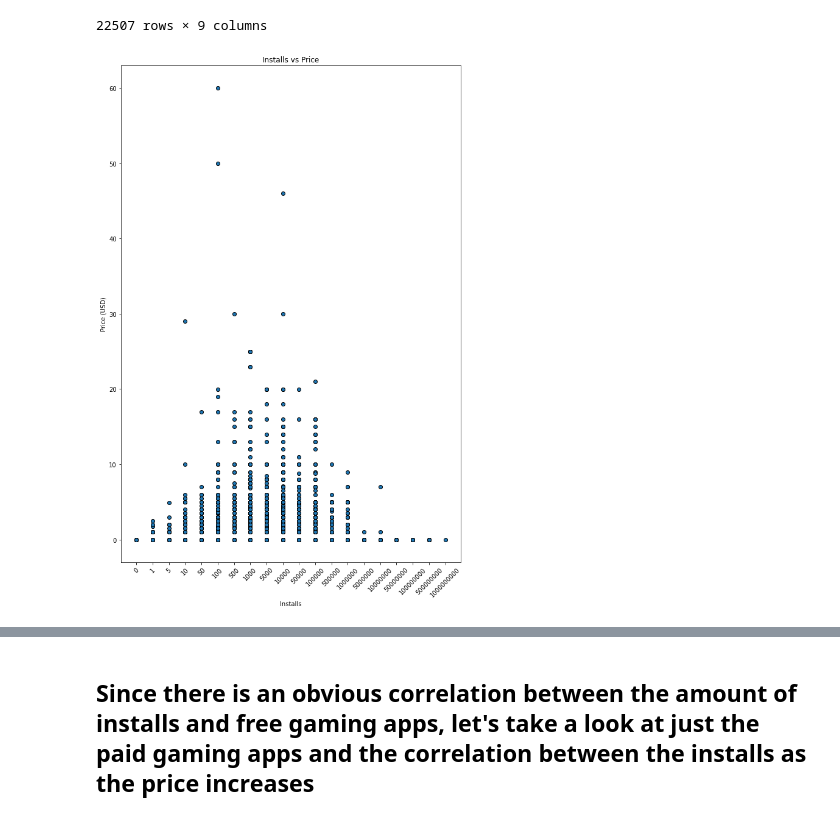
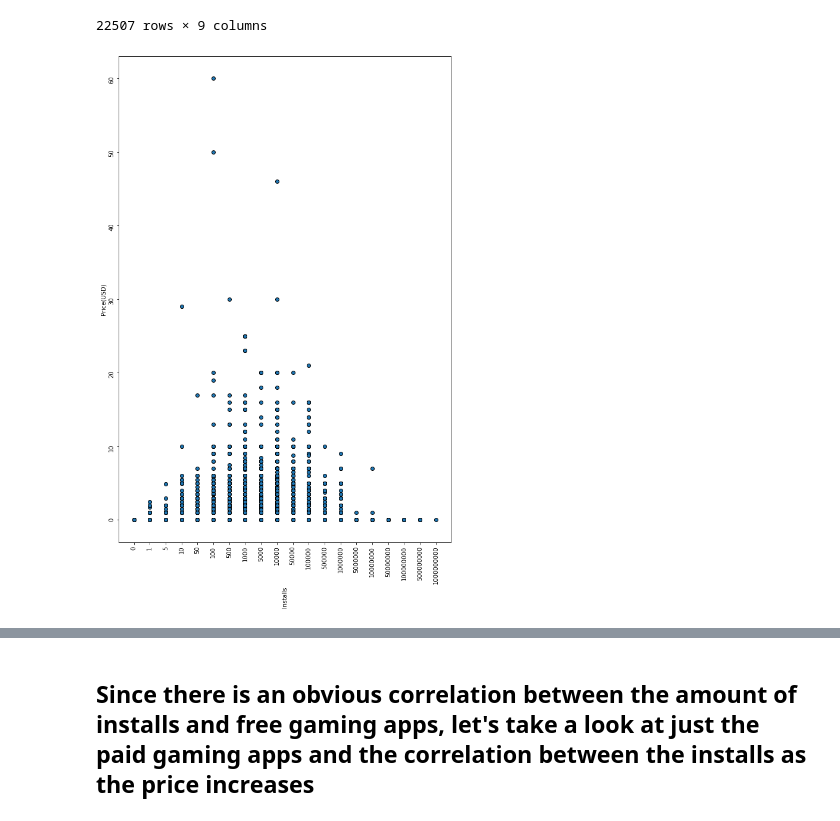
Before and after one commit to britchin/project_one, a Jupyter notebook: project_one.ipynb, the cells around one changed output, grey strips where cells are left out. Saved outputs shown, nothing was run; the diff lists cells and outputs as text; code cells hidden in the pictures.

```diff
--- a/project_one.ipynb
+++ b/project_one.ipynb
@@ -328,17 +328,19 @@ game_df['Installs'] = game_df['Installs'].astype(str)
 # %%
 plt.figure(figsize = (10,15))
 plt.scatter(game_df['Installs'], game_df['Price'], edgecolor = 'k')
-plt.xlabel("Installs")
+plt.xlabel("Installs", rotation=90)
 plt.ylabel("Price (USD)")
-plt.title("Installs vs Price")
-plt.xticks(rotation=45)
+#plt.title("Installs vs Price", rotation=90)
+plt.xticks(rotation=90)
+plt.yticks(rotation=90)
+h = plt.ylabel('Price(USD)')
 
 # Save the figure
-plt.savefig("Resources/Price vs Installs_Scatter.png")
+plt.savefig("Resources/Price vs Installs_Scatter_hor.png")
 
 plt.show()
 # %% [output]
-[figure, old version]
+[figure, new version]
 # %%
 game_df['Installs'] = game_df['Installs'].astype(int)
 # %%
```
Also changed, not shown: parts of 40 cells of this notebook, 2 other files.
